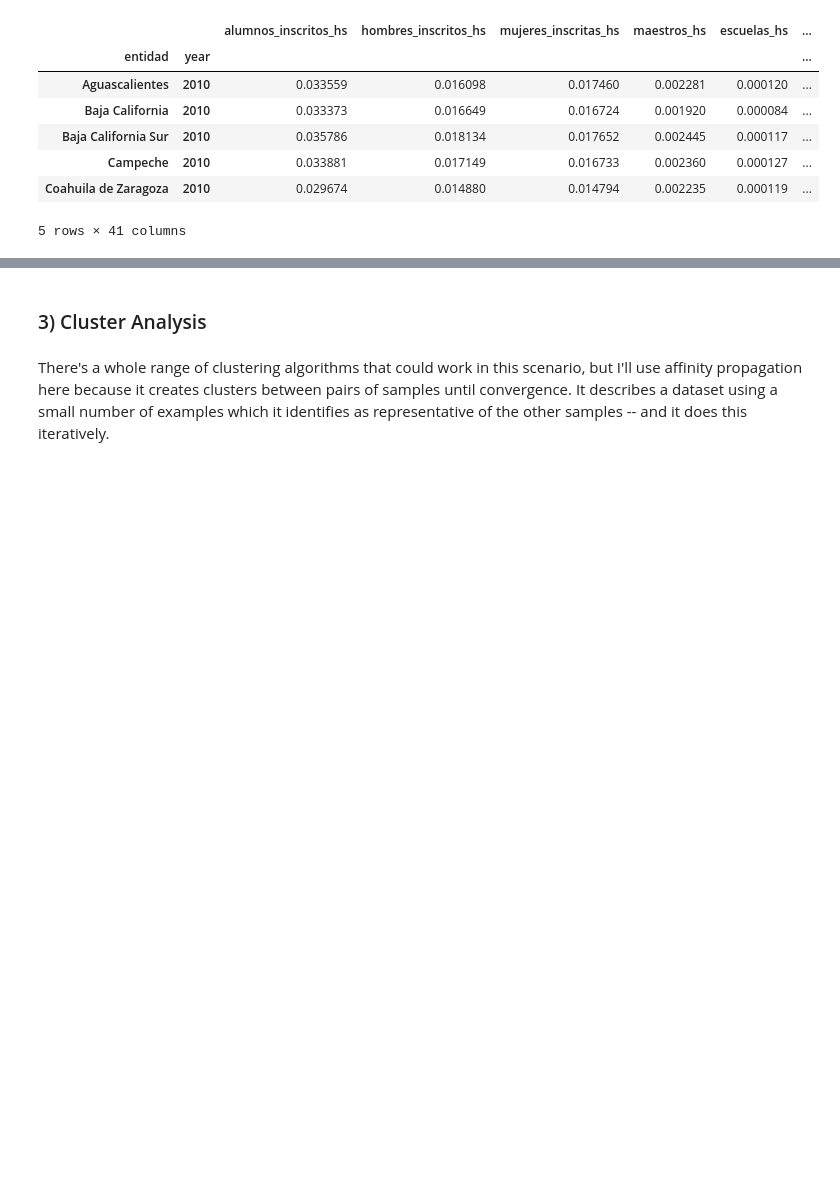
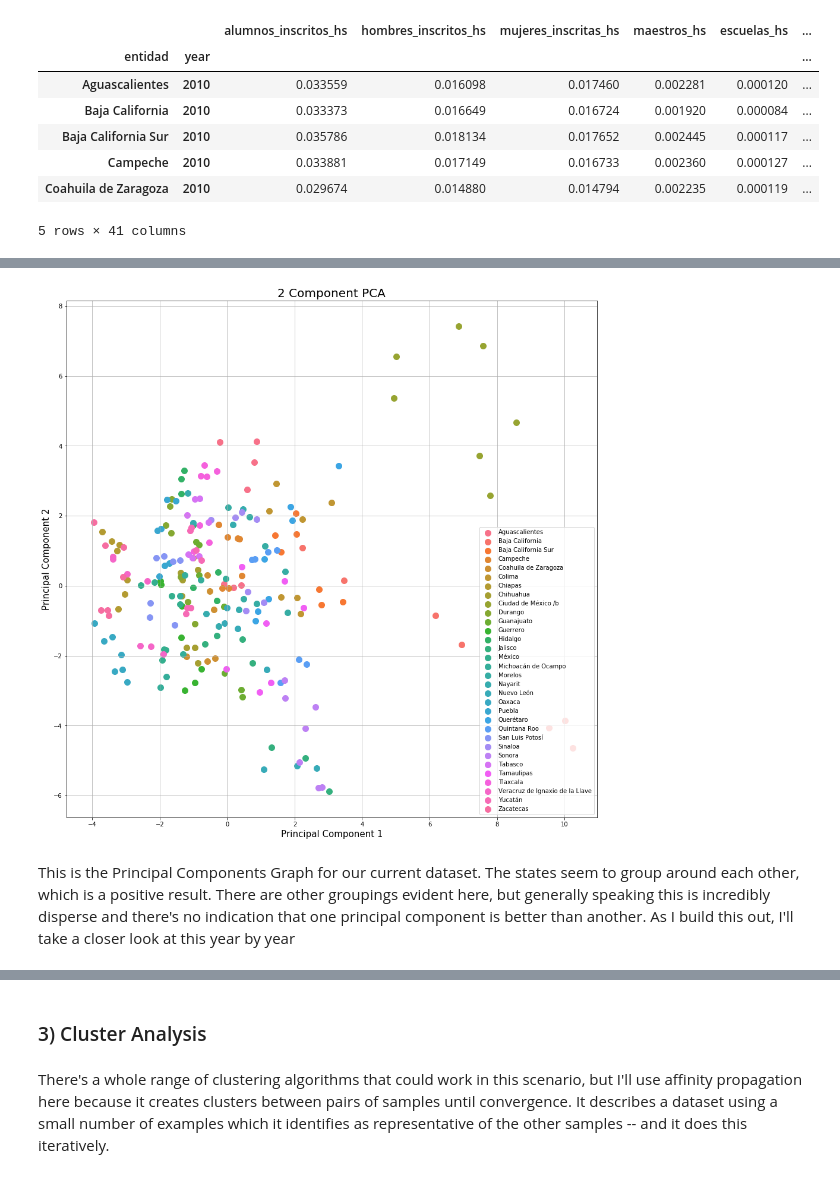
Before and after one commit to marioamz/MexicoOC_Index, a Jupyter notebook: Data_Exploration_Multivariable_Analysis.ipynb, the cells around one changed output, grey strips where cells are left out. Cells and saved outputs as stored; diff of their text form; code cells hidden in the pictures; blank space fills up the shorter version.

```diff
--- a/Data_Exploration_Multivariable_Analysis.ipynb
+++ b/Data_Exploration_Multivariable_Analysis.ipynb
@@ -205,0 +170,6 @@ From there, bar graph of PCA variance explanation and one that breaks it down in
+# %%
+epc.two_dimension_pca_graph(pca_df, 'entidad')
+# %% [output]
+[figure, added]
+# %% [markdown]
+This is the Principal Components Graph for our current dataset. The states seem to group around each other, which is a positive result. There are other groupings evident here, but generally speaking this is incredibly disperse and there's no indication that one principal component is better than another. As I build this out, I'll take a closer look at this year by year
```
Also changed, not shown: parts of 27 cells of this notebook, 1 other file.
